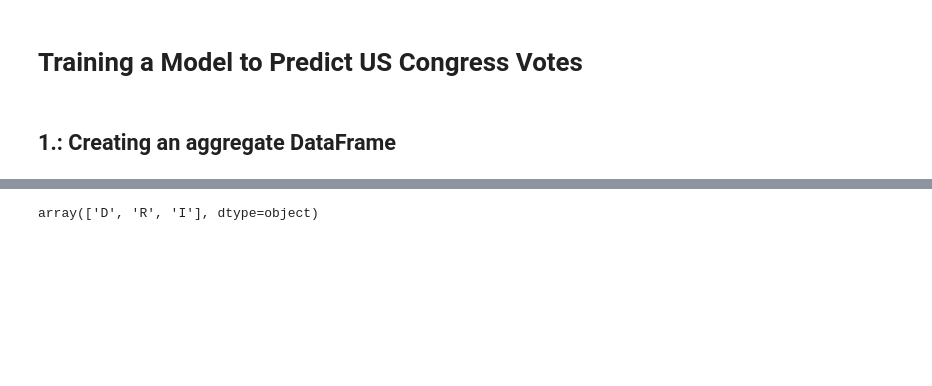
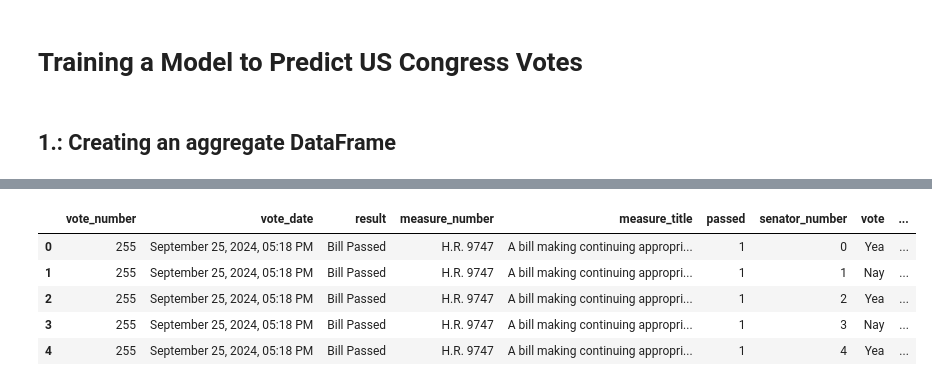
Before and after one commit to zdanielm/eulytix-assignment, a Jupyter notebook: model.ipynb, the cells around one changed output, grey strips where cells are left out. Cells and saved outputs as stored; diff of their text form; code cells hidden in the pictures; blank space fills up the shorter version.

```diff
--- a/model.ipynb
+++ b/model.ipynb
@@ -9,3 +8,7 @@ import matplotlib.pyplot as plt
 attendance_df = pd.read_csv('./data/attendance_2024.csv')
 senators_df = pd.read_csv('./data/senators_2024.csv')
 vote_details_df = pd.read_csv('./data/vote_details_2024.csv')
+
+senators_df.rename(columns={senators_df.columns[0]: 'senator_number'}, inplace=True)
+
+attendance_df.head()
@@ -43,8 +52,13 @@ vote_details_df.head()
-# %%
-aggregated_df = vote_details_df["vote_number"]
-
-parties = senators_df['party'].unique()
-
-parties
-# %% [output]
-array(['D', 'R', 'I'], dtype=object)
+# %%
+vote_and_attendance_df = pd.merge(vote_details_df, attendance_df, on='vote_number', how='inner')
+
+aggregated_df = pd.merge(vote_and_attendance_df, senators_df, on='senator_number', how='inner')
+
+aggregated_df.head()
+# %% [output]
+|  | vote_number | vote_date | result | measure_number | measure_title | passed | senator_number | vote | ... |
+| 0 | 255 | September 25, 2024, 05:18 PM | Bill Passed | H.R. 9747 | A bill making continuing appropri... | 1 | 0 | Yea | ... |
+| 1 | 255 | September 25, 2024, 05:18 PM | Bill Passed | H.R. 9747 | A bill making continuing appropri... | 1 | 1 | Nay | ... |
+| 2 | 255 | September 25, 2024, 05:18 PM | Bill Passed | H.R. 9747 | A bill making continuing appropri... | 1 | 2 | Yea | ... |
+| 3 | 255 | September 25, 2024, 05:18 PM | Bill Passed | H.R. 9747 | A bill making continuing appropri... | 1 | 3 | Nay | ... |
+| 4 | 255 | September 25, 2024, 05:18 PM | Bill Passed | H.R. 9747 | A bill making continuing appropri... | 1 | 4 | Yea | ... |
```
Also changed, not shown: parts of 25 cells of this notebook, 2 other files.
